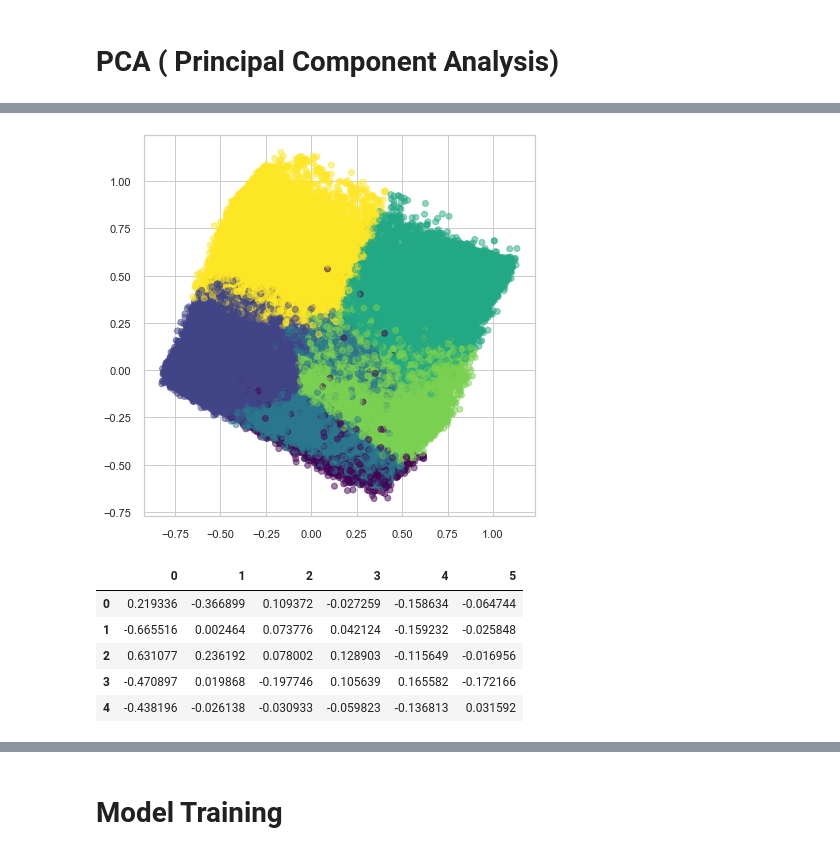
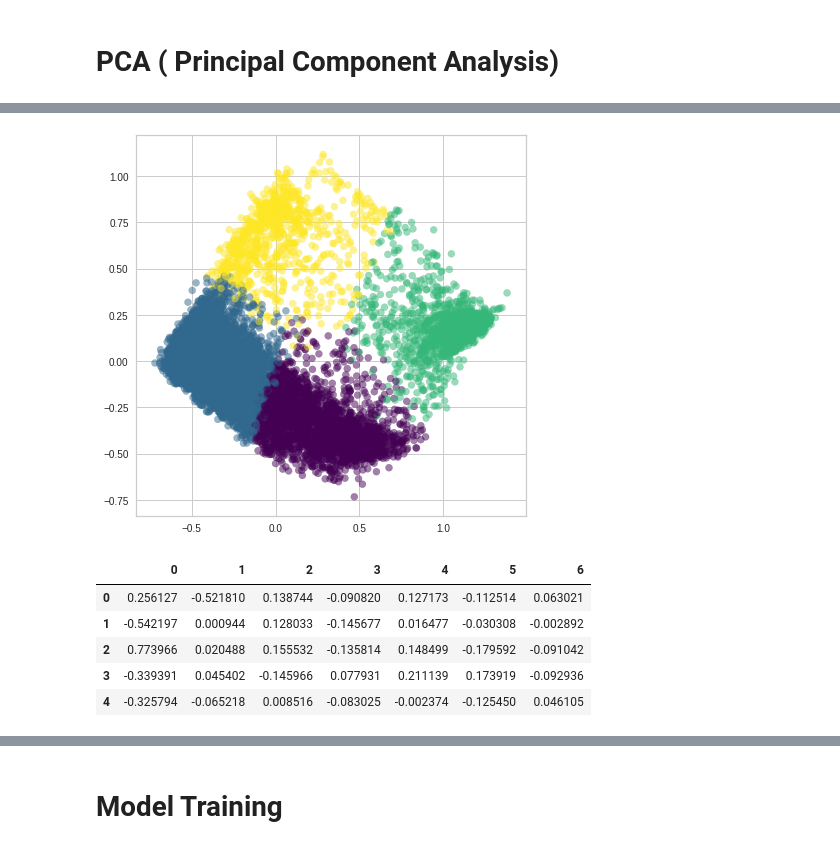
Before and after one commit to Neri-kun/Licenta, a Jupyter notebook: song_recommendation_system.ipynb, the cells around one changed output, grey strips where cells are left out. Saved outputs shown, nothing was run; the diff lists cells and outputs as text; code cells hidden in the pictures.

```diff
--- a/song_recommendation_system.ipynb
+++ b/song_recommendation_system.ipynb
@@ -234,2 +14,6 @@ df.describe()
 # %% [markdown]
 # Data Normalization
+# %%
+df = pd.read_csv('../Data/final.csv')
+print(df.shape)
+df.head()
@@ -251,8 +61,8 @@ corr.style.background_gradient(cmap='coolwarm')
 # %%
 def cluster_plot(new_data):
-    kmeans = KMeans(n_clusters=6, init='k-means++', max_iter=300, n_init=10, random_state=0)
+    kmeans = KMeans(n_clusters=4, init='k-means++', max_iter=300, n_init=10, random_state=0)
     pred_y = kmeans.fit_predict(new_data)
-    t = [30,40,50,60,70,80] #purple stands for cluster 0, yellow for 1, turquoise stands for 2, light blue for 3, green for 4, dark blue for 5
+    t = [30,40,50,60,70,80,90]
     label_color = [t[i] for i in pred_y]
     plt.figure(figsize = (7,7))
     plt.scatter(new_data.iloc[:,0],new_data.iloc[:,1], c=label_color, alpha=0.5,cmap='viridis')
@@ -263,15 +73,3 @@ def silhouette(new_data):
     visualizer = KElbowVisualizer(kmeans, k=(2,11), metric='silhouette', timings=False)
     visualizer.fit(new_data)
     visualizer.poof()
-
-def elbow(new_data):
-    kmeans = KMeans(random_state=0)
-    visualizer = KElbowVisualizer(kmeans, k=(2,11), metric='distortion', timings=False)
-    visualizer.fit(new_data)
-    visualizer.poof()
-
-def calinski_harabasz(new_data):
-    kmeans = KMeans(random_state=0)
-    visualizer = KElbowVisualizer(kmeans, k=(2,11), metric='calinski_harabasz', timings=False)
-    visualizer.fit(new_data)
-    visualizer.poof()
@@ -285,11 +81,0 @@ pca = PCA().fit(df[non_categorical])
-# %%
-x=[1,2,3,4,5,6,7,8,9,10]
-plt.figure(figsize=(12, 8))
-sns.set(style="whitegrid")
-ax= sns.barplot(x,pca.explained_variance_ratio_*100)
-ax.set_title('Principal components sorted by descending explained variance preservation ratio percentage values')
-ax.set_ylabel('Explained Variance Ratio')
-ax.set_xlabel('Principal component')
-ax.yaxis.set_major_formatter(mtick.PercentFormatter())
-for i in ax.containers:
-    ax.bar_label(i,fmt='%.6f%%')
@@ -298,11 +81,0 @@ for i in ax.containers:
-# %%
-x=[1,2,3,4,5,6,7,8,9,10]
-plt.figure(figsize=(12, 8))
-sns.set(style="whitegrid")
-ax= sns.barplot(x,np.cumsum(pca.explained_variance_ratio_)*100)
-ax.set_title('Total number of principal components sorted by ascending cumulative explained variance ratio values')
-ax.set_ylabel('Cumulative Explained Variance Ratio')
-ax.set_xlabel('Total number of principal components')
-ax.yaxis.set_major_formatter(mtick.PercentFormatter())
-for i in ax.containers:
-    ax.bar_label(i,fmt='%.3f%%')
@@ -311,17 +82,17 @@ for i in ax.containers:
 # %%
-pca = PCA(6)
+pca = PCA(0.95)
 data = df.drop_duplicates()
 data = pca.fit_transform(data[non_categorical])
 cluster_plot(pd.DataFrame(data))
 pd.DataFrame(data).head()
 # %% [output]
-[figure, old version]
+[figure, new version]
-|  | 0 | 1 | 2 | 3 | 4 | 5 |
-| 0 | 0.219336 | -0.366899 | 0.109372 | -0.027259 | -0.158634 | -0.064744 |
-| 1 | -0.665516 | 0.002464 | 0.073776 | 0.042124 | -0.159232 | -0.025848 |
-| 2 | 0.631077 | 0.236192 | 0.078002 | 0.128903 | -0.115649 | -0.016956 |
-| 3 | -0.470897 | 0.019868 | -0.197746 | 0.105639 | 0.165582 | -0.172166 |
-| 4 | -0.438196 | -0.026138 | -0.030933 | -0.059823 | -0.136813 | 0.031592 |
+|  | 0 | 1 | 2 | 3 | 4 | 5 | 6 |
+| 0 | 0.256127 | -0.521810 | 0.138744 | -0.090820 | 0.127173 | -0.112514 | 0.063021 |
+| 1 | -0.542197 | 0.000944 | 0.128033 | -0.145677 | 0.016477 | -0.030308 | -0.002892 |
+| 2 | 0.773966 | 0.020488 | 0.155532 | -0.135814 | 0.148499 | -0.179592 | -0.091042 |
+| 3 | -0.339391 | 0.045402 | -0.145966 | 0.077931 | 0.211139 | 0.173919 | -0.092936 |
+| 4 | -0.325794 | -0.065218 | 0.008516 | -0.083025 | -0.002374 | -0.125450 | 0.046105 |
 # %%
 data = pd.DataFrame(data)
 silhouette(data)
```
Also changed, not shown: parts of 46 cells of this notebook.
